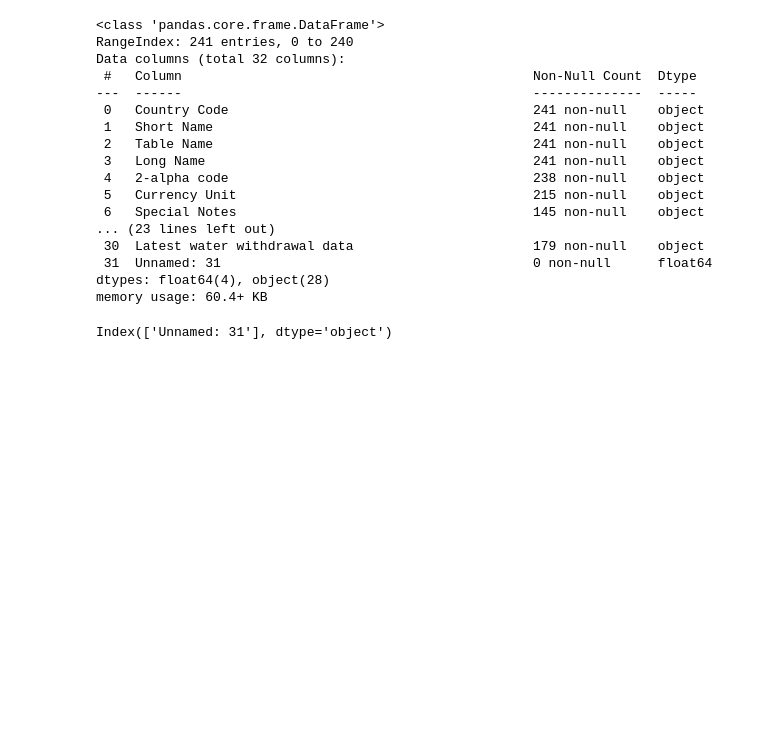
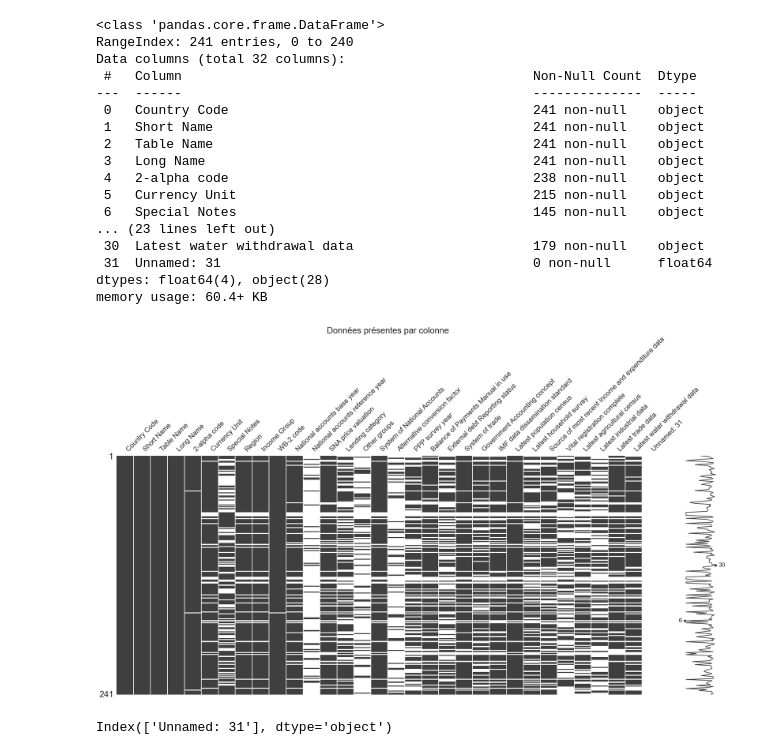
Before and after one commit to BlancaAlfaro/Projet2, a Jupyter notebook: 01-read.ipynb, the cells around one changed output. Cells and saved outputs as stored; diff of their text form; code cells hidden in the pictures; blank space fills up the shorter version.

```diff
--- a/01-read.ipynb
+++ b/01-read.ipynb
@@ -123,6 +129,12 @@ Data columns (total 32 columns):
  31  Unnamed: 31                                        0 non-null      float64
 dtypes: float64(4), object(28)
 memory usage: 60.4+ KB
+# %%
+msno.matrix(country_stats)
+plt.title('Données présentes par colonne',fontsize = 20)
+plt.show()
+# %% [output]
+[figure, added]
 # %%
 #Colonnes vides :
 country_stats.loc[:,country_stats.isna().all()].columns
```
Also changed, not shown: parts of 83 cells of this notebook, 3 other files.
